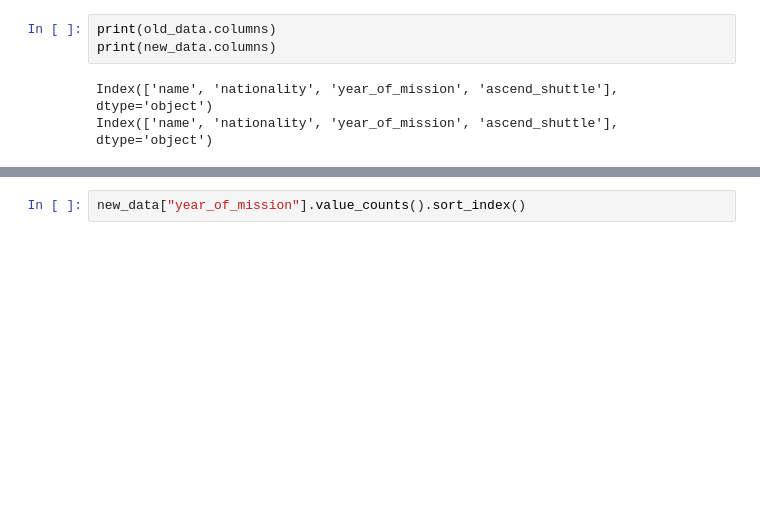
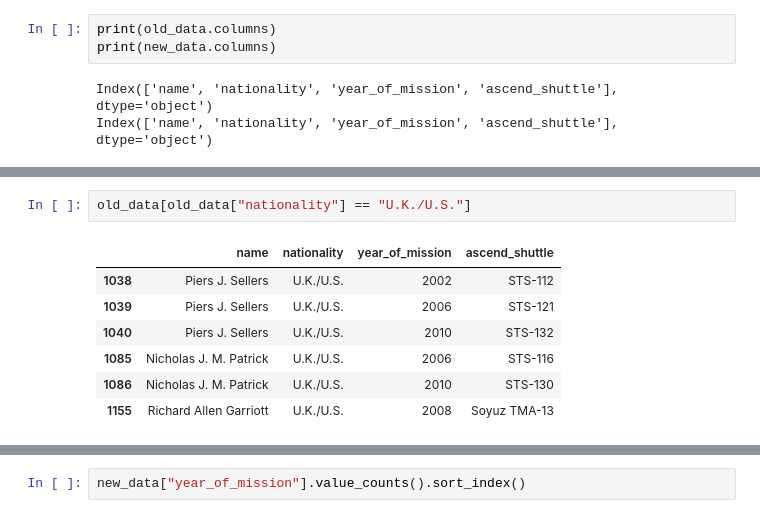
Before and after one commit to MayaVolkov/astronaut-missions-analysis, a Jupyter notebook: Astronaut_Mission_Analysis_.ipynb, the cells around one changed output, grey strips where cells are left out. Cells and saved outputs as stored; diff of their text form; blank space fills up the shorter version.

```diff
--- a/Astronaut_Mission_Analysis_.ipynb
+++ b/Astronaut_Mission_Analysis_.ipynb
@@ -753,0 +815,10 @@ Index(['name', 'nationality', 'year_of_mission', 'ascend_shuttle'], dtype='objec
+# %%
+old_data[old_data["nationality"] == "U.K./U.S."]
+# %% [output]
+|  | name | nationality | year_of_mission | ascend_shuttle |
+| 1038 | Piers J. Sellers | U.K./U.S. | 2002 | STS-112 |
+| 1039 | Piers J. Sellers | U.K./U.S. | 2006 | STS-121 |
+| 1040 | Piers J. Sellers | U.K./U.S. | 2010 | STS-132 |
+| 1085 | Nicholas J. M. Patrick | U.K./U.S. | 2006 | STS-116 |
+| 1086 | Nicholas J. M. Patrick | U.K./U.S. | 2010 | STS-130 |
+| 1155 | Richard Allen Garriott | U.K./U.S. | 2008 | Soyuz TMA-13 |
```
Also changed, not shown: parts of 16 cells of this notebook.
